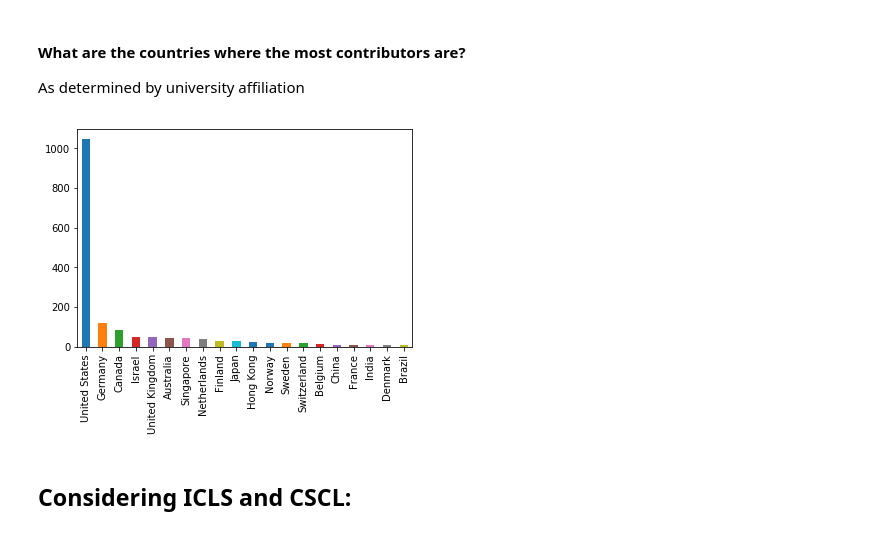
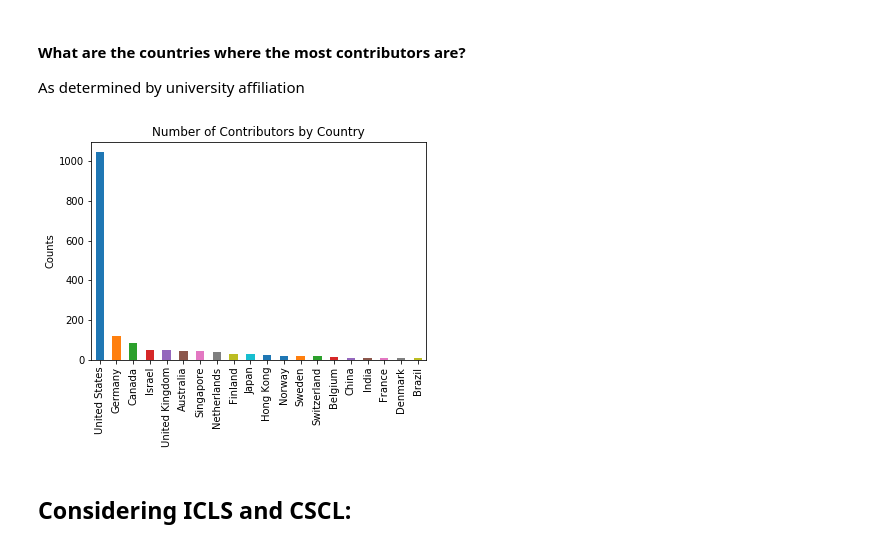
Before and after one commit to nourabassi/semester-project, a Jupyter notebook: Data exploration - Universities & Countries.ipynb, the cells around one changed output. Cells and saved outputs as stored; diff of their text form; code cells hidden in the pictures.

```diff
--- a/Data exploration - Universities & Countries.ipynb
+++ b/Data exploration - Universities & Countries.ipynb
@@ -44,9 +41,11 @@ plt.show()
 As determined by university affiliation
 # %%
 universities[(~universities.mail.duplicated())].country.value_counts().head(20).plot(kind = 'bar')
+plt.title('Number of Contributors by Country') # as determinded by university affiliation
+plt.ylabel('Counts')
 plt.show()
 # %% [output]
-[figure, old version]
+[figure, new version]
 # %% [markdown]
 ## Considering ICLS and CSCL:
 # %% [markdown]
```
Also changed, not shown: parts of 58 cells of this notebook, 5 other files.
